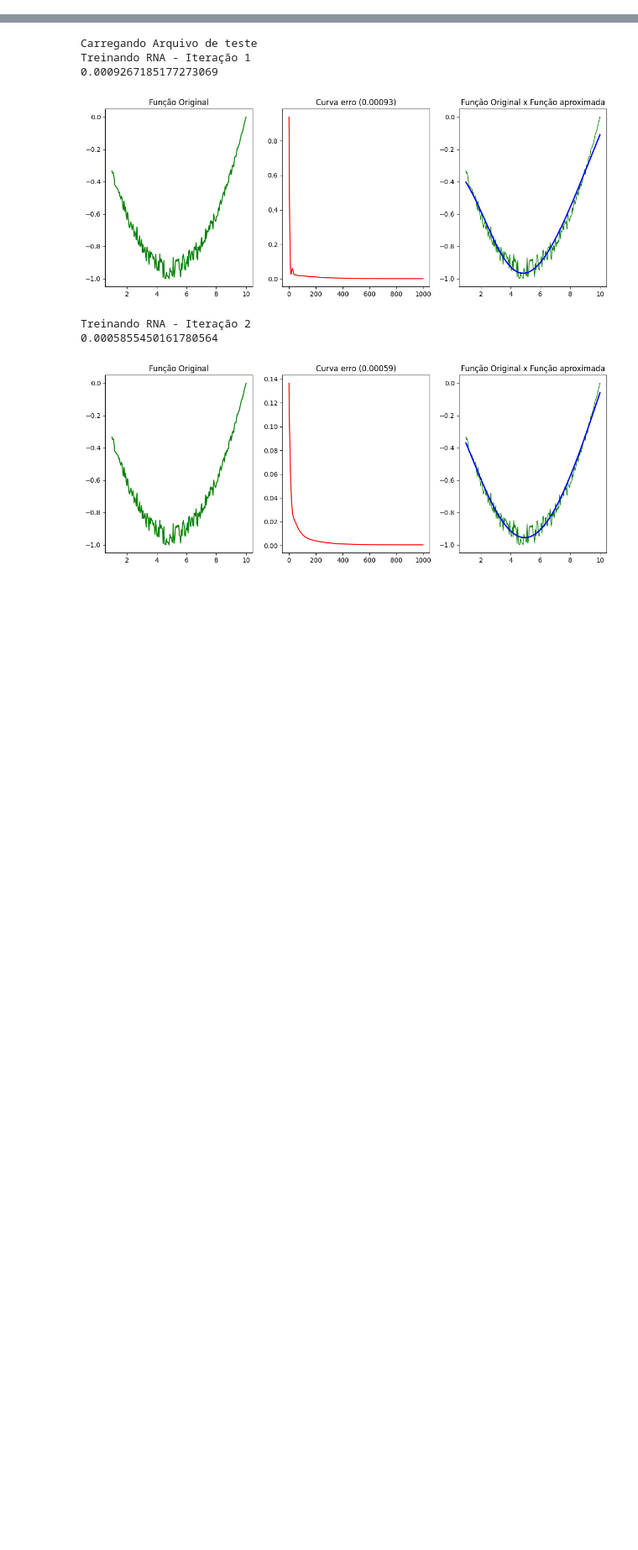
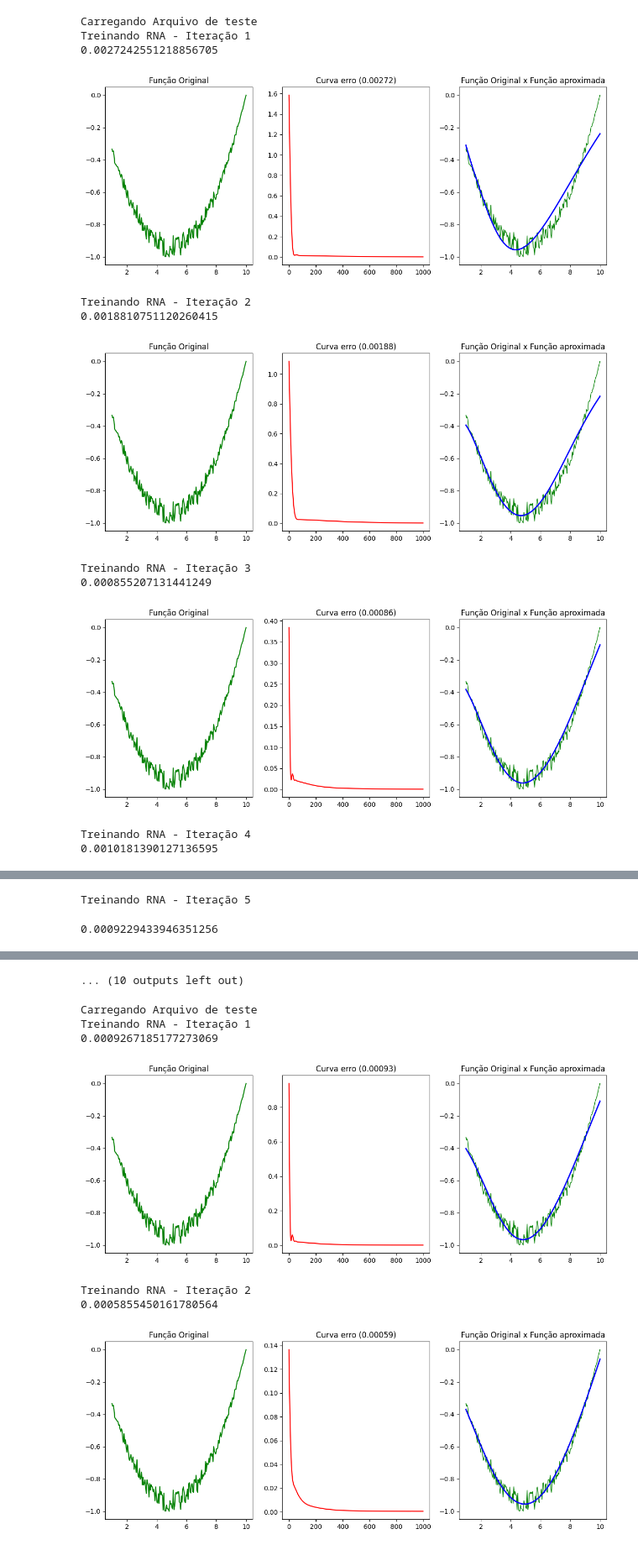
Before and after one commit to FelipeOrlandoLanzara/CC7711-Inteligencia-Artificial-e-Robotica, a Jupyter notebook: Laboratório/Lab05 - RNA Aproximador Funções/teste3.ipynb, the cells around one changed output, grey strips where cells are left out. Shown at 84% size. Saved outputs shown, nothing was run; the diff lists cells and outputs as text; code cells hidden in the pictures; blank space fills up the shorter version.

```diff
--- a/Laboratório/Lab05 - RNA Aproximador Funções/teste3.ipynb
+++ b/Laboratório/Lab05 - RNA Aproximador Funções/teste3.ipynb
@@ -5,0 +91,77 @@ from sklearn.preprocessing import MaxAbsScaler
+# %%
+# ----- SIMULAÇÃO 02 ----- #
+
+# Carregando Arquivo de teste
+print('Carregando Arquivo de teste')
+arquivo = np.load('teste3.npy')
+x = arquivo[0]
+
+scale = MaxAbsScaler().fit(arquivo[1])
+y = np.ravel(scale.transform(arquivo[1]))
+
+# Definindo o número de iterações
+iteracoes = 1000
+
+erros = []
+# Repetir o processo 10 vezes
+for i in range(10):
+  print(f'Treinando RNA - Iteração {i+1}')
+
+  # Criando e treinando o modelo
+  regr = MLPRegressor(hidden_layer_sizes=(20, 10),
+                      max_iter=iteracoes,
+                      activation='tanh',  # {'identity', 'logistic', 'tanh', 'relu'}
+                      solver='adam',  # {'lbfgs', 'sgd', 'adam'}
+                      learning_rate='adaptive',
+                      n_iter_no_change=iteracoes,
+                      verbose=False)
+
+  regr.fit(x, y)
+
+  # Predição
+  y_est = regr.predict(x)
+
+  plt.figure(figsize=[14, 5])
+
+  # Plot da função original
+  plt.subplot(1, 3, 1)
+  plt.title('Função Original')
+  plt.plot(x, y, color='green')
+
+  # Plot do erro
+  plt.subplot(1,3,2)
+  plt.title('Curva erro (%s)' % str(round(regr.best_loss_,5)))
+  erros.append(regr.best_loss_)
+  plt.plot(regr.loss_curve_,color='red')
+  print(regr.best_loss_)
+
+  # Plot da função original e aproximada
+  plt.subplot(1, 3, 3)
+  plt.title('Função Original x Função aproximada')
+  plt.plot(x, y, linewidth=1, color='green')
+  plt.plot(x, y_est, linewidth=2, color='blue')
+
+  # Mostrar o gráfico
+  plt.show()
+
+array_erros = np.array(erros)
+media_erros = np.mean(array_erros)
+desvio_erros = np.std(array_erros)
+menor_erro = np.min(array_erros)
+
+print(f"Média de erros: {media_erros}")
+print(f'Desvio padrão erros: {desvio_erros:.10f}')
+print(f'Menor valor de erro: {menor_erro}')
+# %% [output]
+Carregando Arquivo de teste
+Treinando RNA - Iteração 1
+0.0027242551218856705
+[figure, added]
+Treinando RNA - Iteração 2
+0.0018810751120260415
+[figure, added]
+Treinando RNA - Iteração 3
+0.000855207131441249
+[figure, added]
+Treinando RNA - Iteração 4
+0.0010181390127136595
@@ -5,0 +169,2 @@ from sklearn.preprocessing import MaxAbsScaler
+Treinando RNA - Iteração 5
+0.0009229433946351256
@@ -6,3 +174,4 @@ from sklearn.preprocessing import MaxAbsScaler
+... (10 outputs left out)
 # %%
 # ----- TESTE 3 ----- #
 
```
Also changed, not shown: parts of 2 cells of this notebook, 6 other files.
